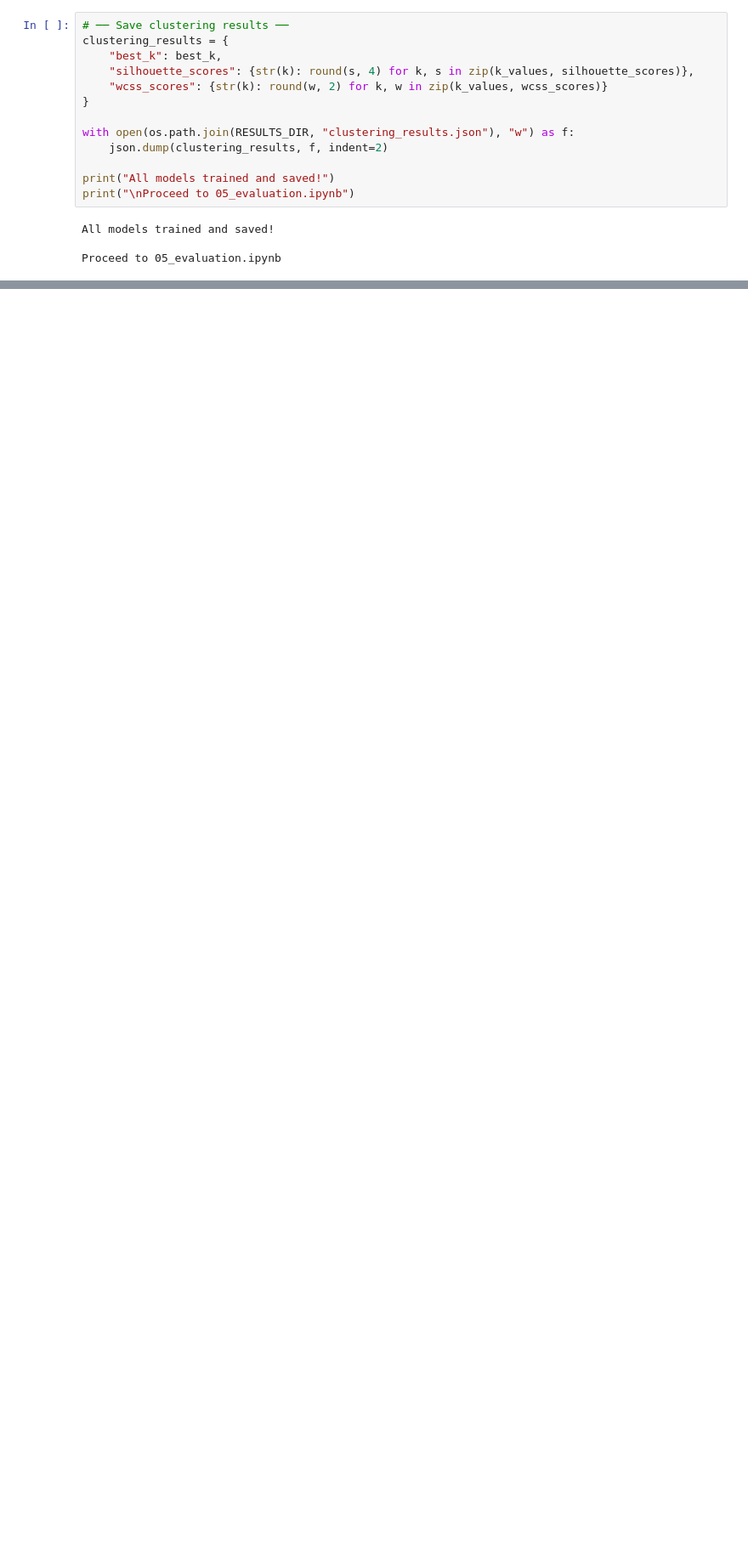
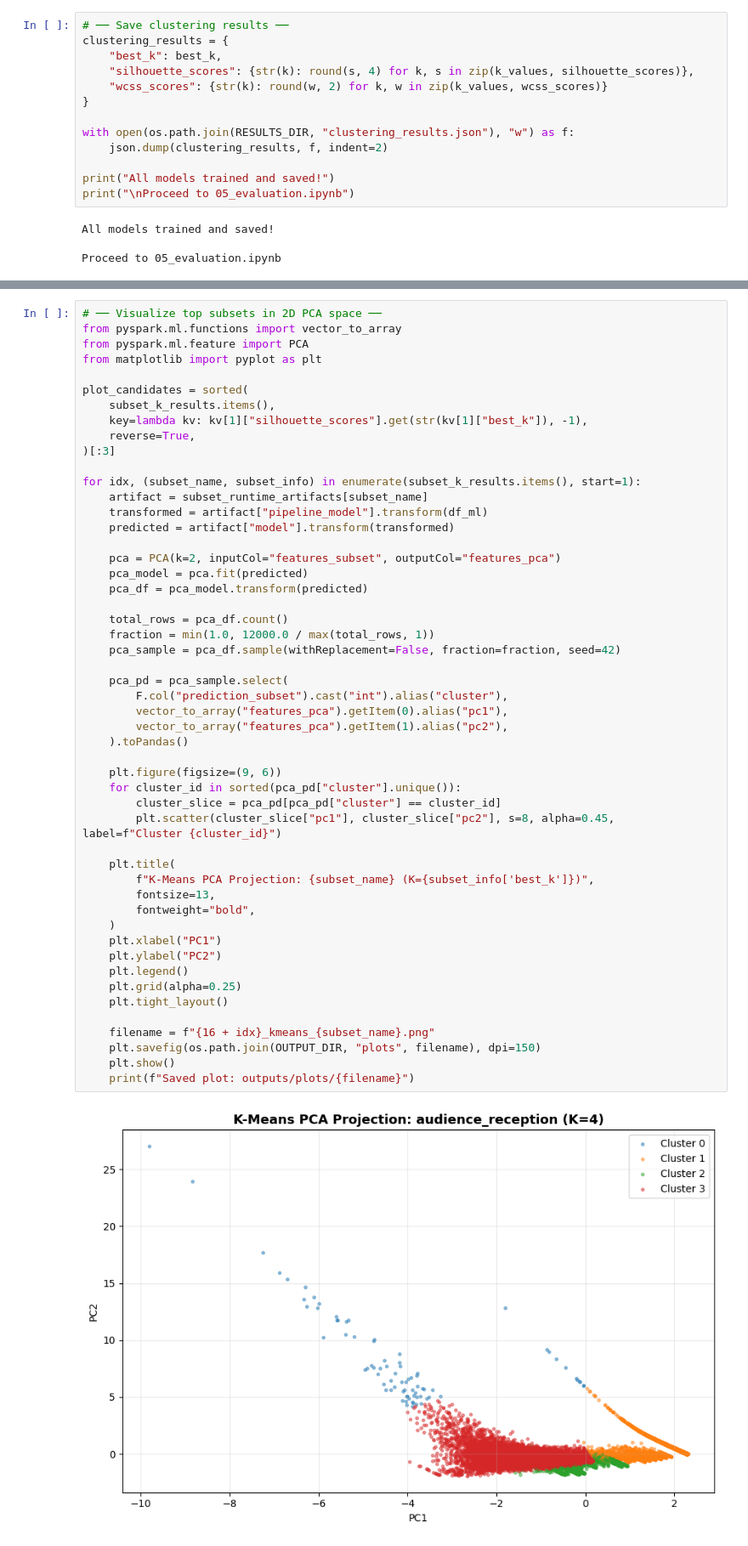
Before and after one commit to omarraouf125/Big-Data-Project, a Jupyter notebook: notebooks/04_modeling.ipynb, the cells around one changed output, grey strips where cells are left out. Shown at 85% size. Drawn from its saved outputs; the diff is of its cells as text; blank space fills up the shorter version.

```diff
--- a/notebooks/04_modeling.ipynb
+++ b/notebooks/04_modeling.ipynb
@@ -625,0 +822,53 @@ CLASSIFICATION RESULTS SUMMARY
+# %%
+# ── Visualize top subsets in 2D PCA space ──
+from pyspark.ml.functions import vector_to_array
+from pyspark.ml.feature import PCA
+from matplotlib import pyplot as plt
+
+plot_candidates = sorted(
+    subset_k_results.items(),
+    key=lambda kv: kv[1]["silhouette_scores"].get(str(kv[1]["best_k"]), -1),
+    reverse=True,
+)[:3]
+
+for idx, (subset_name, subset_info) in enumerate(subset_k_results.items(), start=1):
+    artifact = subset_runtime_artifacts[subset_name]
+    transformed = artifact["pipeline_model"].transform(df_ml)
+    predicted = artifact["model"].transform(transformed)
+
+    pca = PCA(k=2, inputCol="features_subset", outputCol="features_pca")
+    pca_model = pca.fit(predicted)
+    pca_df = pca_model.transform(predicted)
+
+    total_rows = pca_df.count()
+    fraction = min(1.0, 12000.0 / max(total_rows, 1))
+    pca_sample = pca_df.sample(withReplacement=False, fraction=fraction, seed=42)
+
+    pca_pd = pca_sample.select(
+        F.col("prediction_subset").cast("int").alias("cluster"),
+        vector_to_array("features_pca").getItem(0).alias("pc1"),
+        vector_to_array("features_pca").getItem(1).alias("pc2"),
+    ).toPandas()
+
+    plt.figure(figsize=(9, 6))
+    for cluster_id in sorted(pca_pd["cluster"].unique()):
+        cluster_slice = pca_pd[pca_pd["cluster"] == cluster_id]
+        plt.scatter(cluster_slice["pc1"], cluster_slice["pc2"], s=8, alpha=0.45, label=f"Cluster {cluster_id}")
+
+    plt.title(
+        f"K-Means PCA Projection: {subset_name} (K={subset_info['best_k']})",
+        fontsize=13,
+        fontweight="bold",
+    )
+    plt.xlabel("PC1")
+    plt.ylabel("PC2")
+    plt.legend()
+    plt.grid(alpha=0.25)
+    plt.tight_layout()
+
+    filename = f"{16 + idx}_kmeans_{subset_name}.png"
+    plt.savefig(os.path.join(OUTPUT_DIR, "plots", filename), dpi=150)
+    plt.show()
+    print(f"Saved plot: outputs/plots/{filename}")
+# %% [output]
+[figure, added]
```
Also changed, not shown: parts of 16 cells of this notebook, 3 other files.
